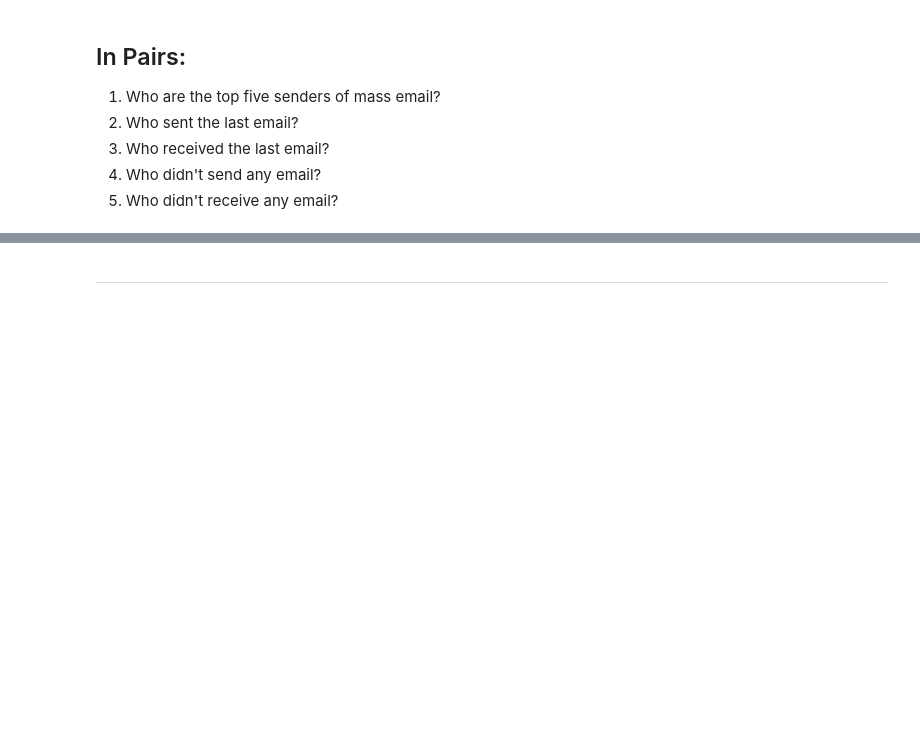
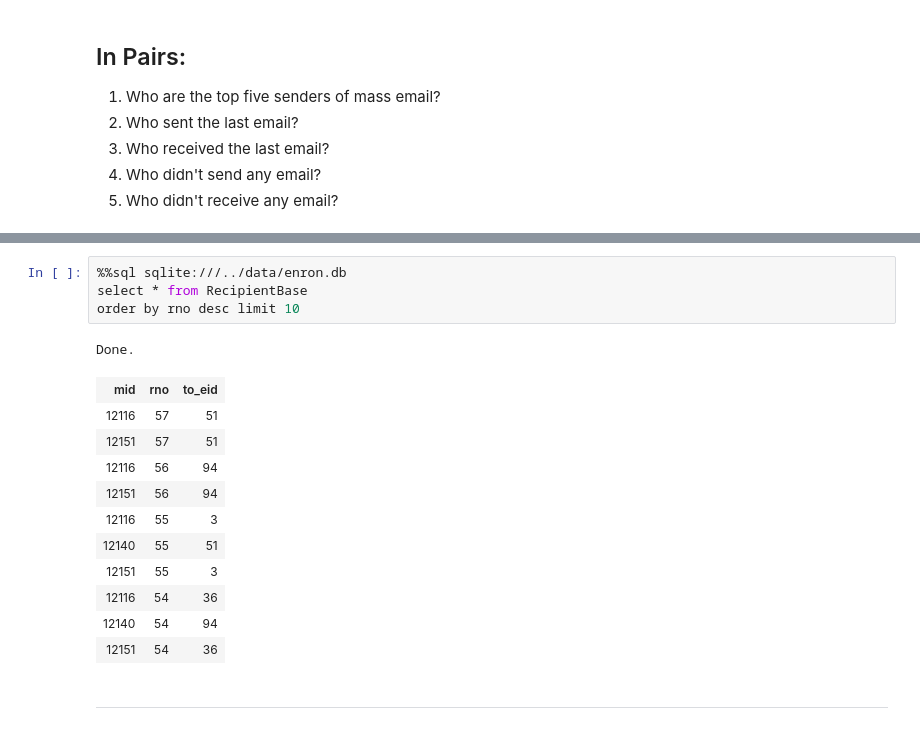
Before and after one commit to jgaw/DAT_SF_11, a Jupyter notebook: labs/lab_15/sql_python.ipynb, the cells around one changed output, grey strips where cells are left out. Drawn from its saved outputs; the diff is of its cells as text; blank space fills up the shorter version.

```diff
--- a/labs/lab_15/sql_python.ipynb
+++ b/labs/lab_15/sql_python.ipynb
@@ -179,3 +234,20 @@ In Pairs:
+# %%
+%%sql sqlite:///../data/enron.db
+select * from RecipientBase
+order by rno desc limit 10
+# %% [output]
+Done.
+| mid | rno | to_eid |
+| 12116 | 57 | 51 |
+| 12151 | 57 | 51 |
+| 12116 | 56 | 94 |
+| 12151 | 56 | 94 |
+| 12116 | 55 | 3 |
+| 12140 | 55 | 51 |
+| 12151 | 55 | 3 |
+| 12116 | 54 | 36 |
+| 12140 | 54 | 94 |
+| 12151 | 54 | 36 |
 # %% [markdown]
 ---
 # %% [markdown]
```
Also changed, not shown: parts of 16 cells of this notebook, 3 other files.
